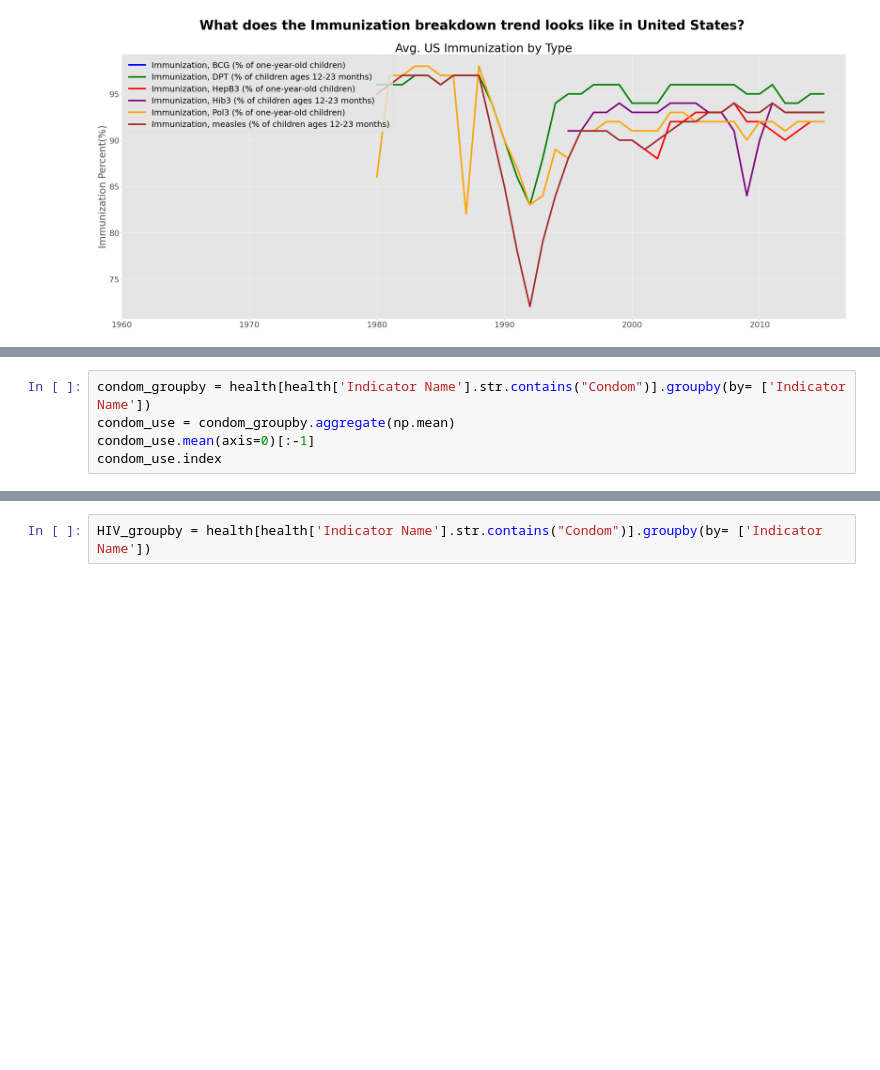
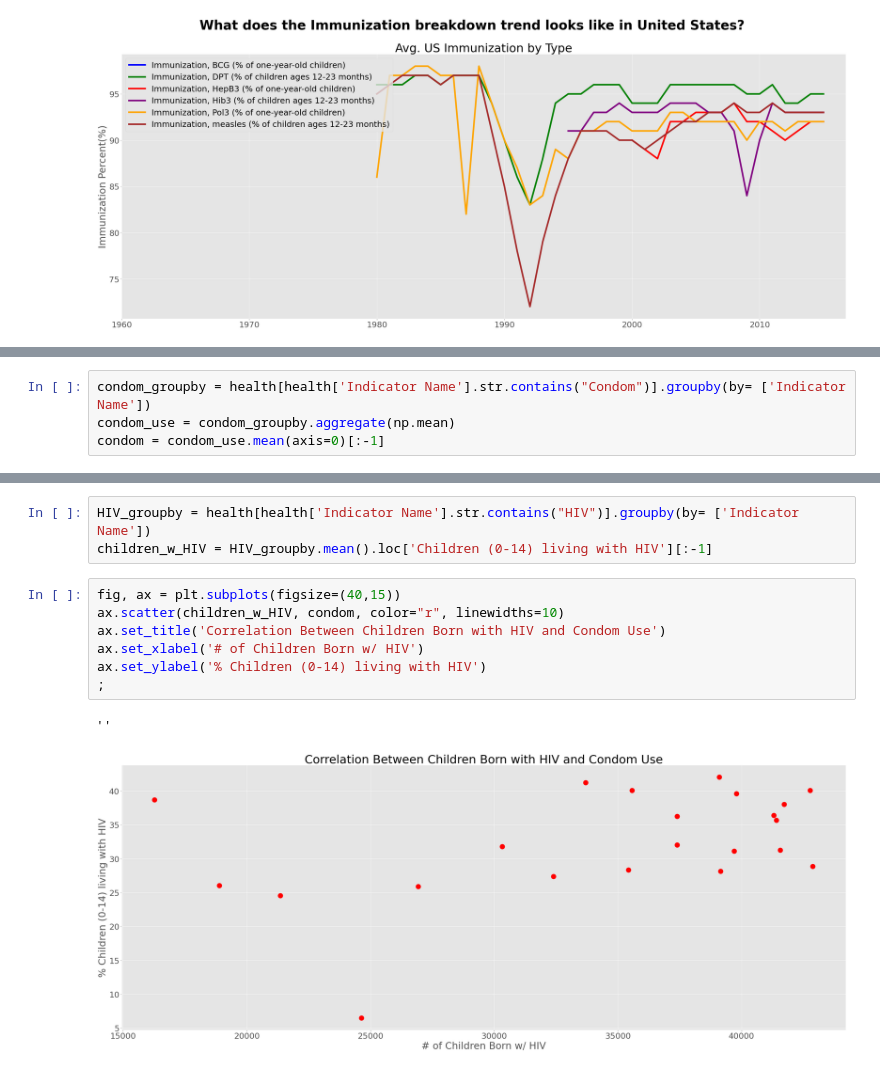
Before and after one commit to AndrewSamaha/HealthNutrition-and-PopulationStat, a Jupyter notebook: EDA.ipynb, the cells around one changed output, grey strips where cells are left out. Cells and saved outputs as stored; diff of their text form; blank space fills up the shorter version.

```diff
--- a/EDA.ipynb
+++ b/EDA.ipynb
@@ -250,5 +250,4 @@ ax.set_xticks(x[::10]);
 # %%
 condom_groupby = health[health['Indicator Name'].str.contains("Condom")].groupby(by= ['Indicator Name'])
 condom_use = condom_groupby.aggregate(np.mean)
-condom_use.mean(axis=0)[:-1]
-condom_use.index
+condom = condom_use.mean(axis=0)[:-1]
@@ -261,2 +262,13 @@ Index(['Condom use with non regular partner, % adults(15-49), female',
 # %%
-HIV_groupby = health[health['Indicator Name'].str.contains("Condom")].groupby(by= ['Indicator Name'])
+HIV_groupby = health[health['Indicator Name'].str.contains("HIV")].groupby(by= ['Indicator Name'])
+children_w_HIV = HIV_groupby.mean().loc['Children (0-14) living with HIV'][:-1]
+# %%
+fig, ax = plt.subplots(figsize=(40,15))
+ax.scatter(children_w_HIV, condom, color="r", linewidths=10)
+ax.set_title('Correlation Between Children Born with HIV and Condom Use')
+ax.set_xlabel('# of Children Born w/ HIV')
+ax.set_ylabel('% Children (0-14) living with HIV')
+;
+# %% [output]
+''
+[figure, added]
```
Also changed, not shown: parts of 3 cells of this notebook.
